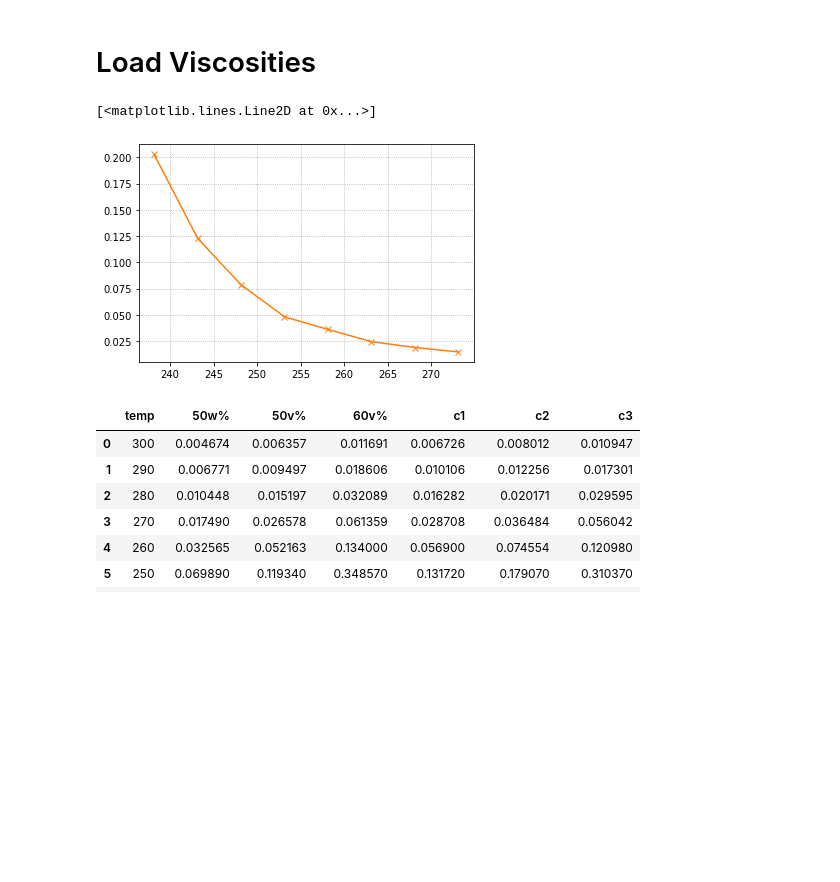
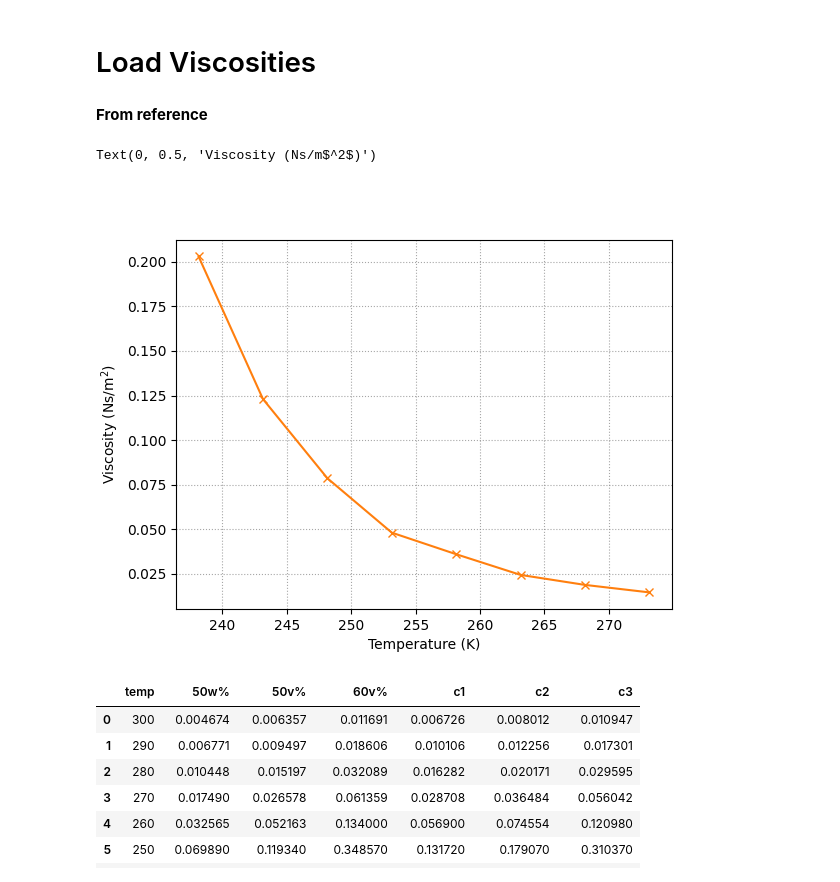
Before and after one commit to maddalenabin/id10-ferritin-2022, a Jupyter notebook: 01-notebooks/12-viscosity.ipynb, the cells around one changed output. Saved outputs shown, nothing was run; the diff lists cells and outputs as text; code cells hidden in the pictures; blank space fills up the shorter version.

Commit message:
updated plots of diffusion coefficient for final version

```diff
--- a/01-notebooks/12-viscosity.ipynb
+++ b/01-notebooks/12-viscosity.ipynb
@@ -45,18 +49,24 @@ def load_npz_data(filename):
     return data
 # %% [markdown]
 # Load Viscosities
+# %% [markdown]
+**From reference**
 # %%
 # form dx.doi.org/10.1021/je101164q |J. Chem. Eng. Data 2011, 56, 1397–1406 in mPa*s
 eta_50w_ref = {273.15: 14.6, 268.15: 18.8, 263.15: 24.4, 258.15: 36.0, 253.15: 48.1, 248.15: 78.6, 243.15: 123, 238.15: 203}
 
 lists = eta_50w_ref.items()
 ts, etas_ref = zip(*lists)
+
+plt.figure()
 plt.plot(ts, np.array(etas_ref)*1e-3, label='50 w% = 23 mol% (paper)', marker='x', c='C1')
 
+plt.xlabel("Temperature (K)")
+plt.ylabel("Viscosity (Ns/m$^2$)")
 # they overlap with the values in the pandas dataframe
 # %% [output]
-[<matplotlib.lines.Line2D at 0x...>]
+Text(0, 0.5, 'Viscosity (Ns/m$^2$)')
-[figure, old version]
+[figure, new version]
 # %%
 # Rh = 5.785e-9
 # Tsref, Dref = [], []
```
Also changed, not shown: parts of 25 cells of this notebook, 3 other files.
